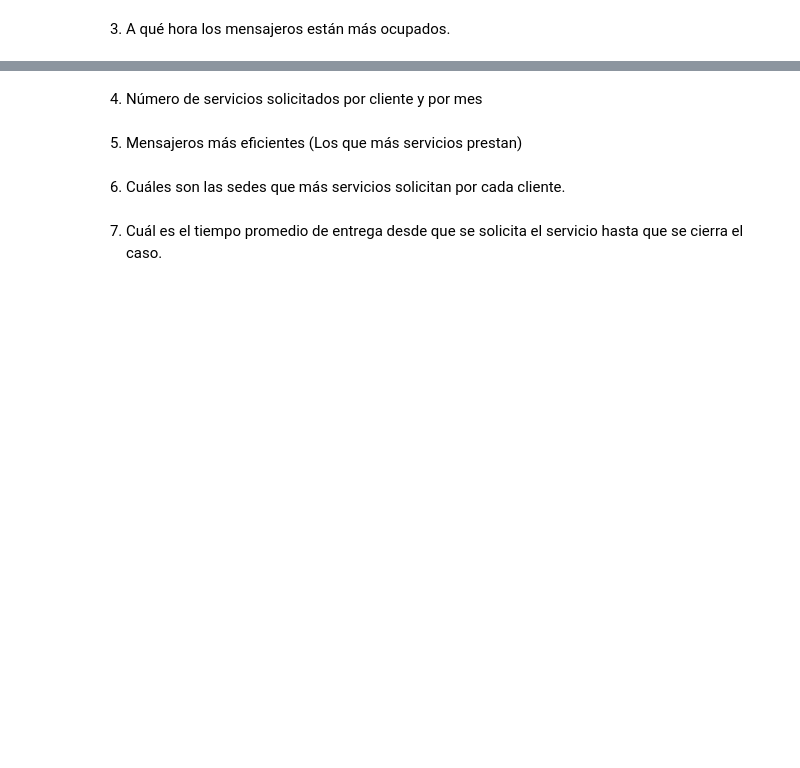
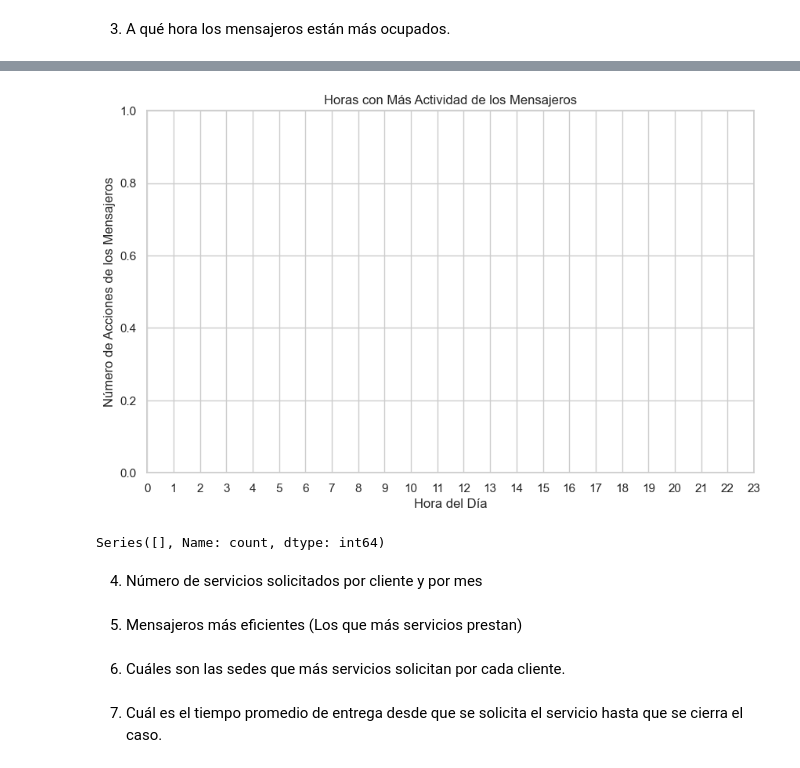
Before and after one commit to Alejandro1221/Rapido-Furioso, a Jupyter notebook: Untitled.ipynb, the cells around one changed output, grey strips where cells are left out. Cells and saved outputs as stored; diff of their text form; code cells hidden in the pictures; blank space fills up the shorter version.

```diff
--- a/Untitled.ipynb
+++ b/Untitled.ipynb
@@ -102,3 +175,20 @@ plt.show()
+# %%
+# Graficar los resultados
+plt.figure(figsize=(10, 6))
+sns.barplot(x=ocupacion_por_hora.index, y=ocupacion_por_hora.values, palette="coolwarm")
+
+# Etiquetas y título del gráfico
+plt.xlabel("Hora del Día")
+plt.ylabel("Número de Acciones de los Mensajeros")
+plt.title("Horas con Más Actividad de los Mensajeros")
+plt.xticks(range(24))  # Asegúrate de mostrar todas las horas
+plt.show()
+
+# Mostrar la tabla de resultados
+ocupacion_por_hora
+# %% [output]
+[figure, added]
+Series([], Name: count, dtype: int64)
 # %% [markdown]
 4) Número de servicios solicitados por cliente y por mes
 # %% [markdown]
```
Also changed, not shown: parts of 6 cells of this notebook.
